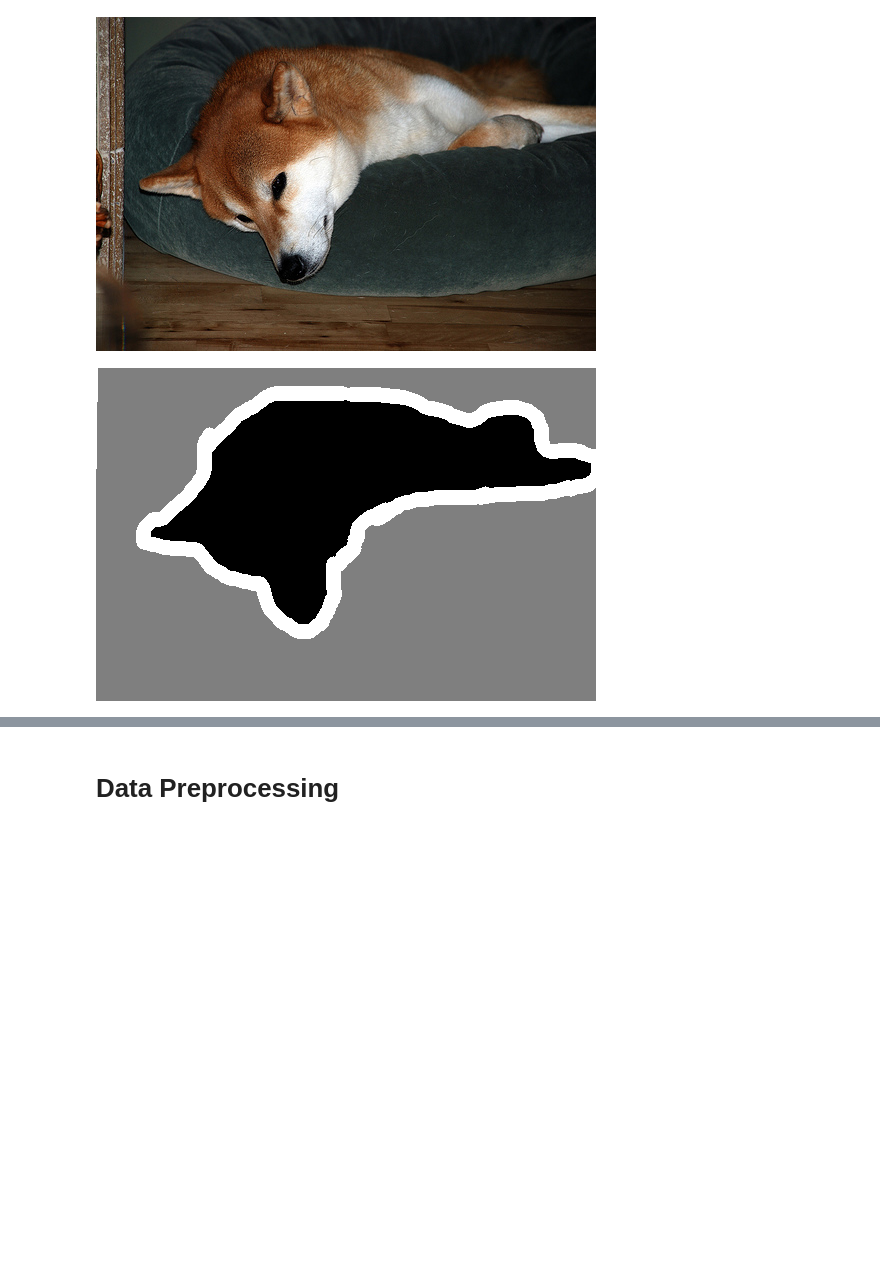
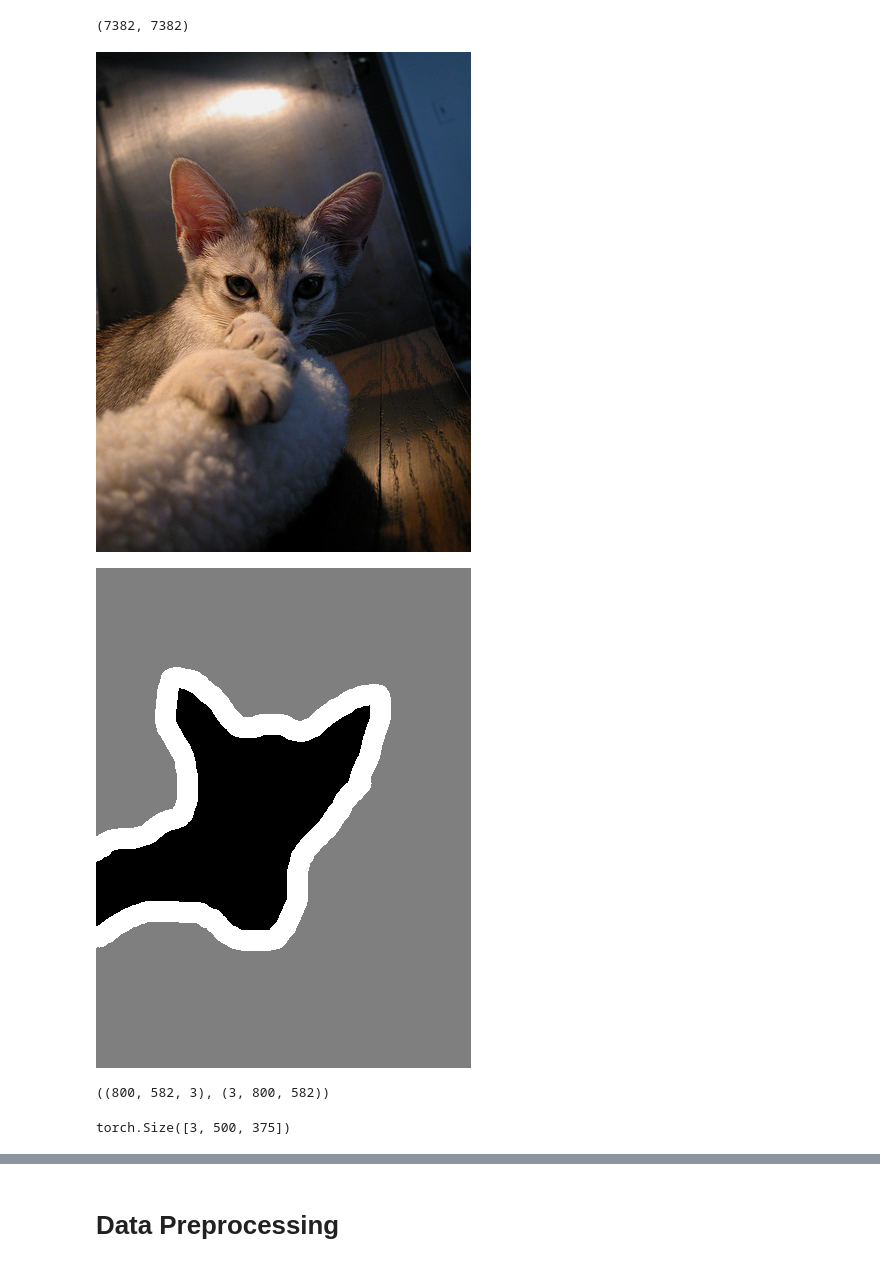
Before and after one commit to woosook0127/SelfParking, a Jupyter notebook: Segmentation/Unet_pytorch.ipynb, the cells around one changed output, grey strips where cells are left out. Drawn from its saved outputs; the diff is of its cells as text; code cells hidden in the pictures; blank space fills up the shorter version.

```diff
--- a/Segmentation/Unet_pytorch.ipynb
+++ b/Segmentation/Unet_pytorch.ipynb
@@ -7,24 +7,36 @@ img_size = (160, 160)
 num_classes = 3
 batch_size = 32
 
-input_img_paths = sorted([os.path.join(input_dir, fname)
+input_list = sorted([os.path.join(input_dir, fname)
                           for fname in os.listdir(input_dir)
                              if fname.endswith('.jpg')])
-target_img_paths = sorted([os.path.join(target_dir, fname)
+target_list = sorted([os.path.join(target_dir, fname)
                           for fname in os.listdir(target_dir)
                              if fname.endswith('.png') and not fname.startswith('.')])
+# %%
+len(input_list), len(target_list)
+# %% [output]
+(7382, 7382)
 # %%
-from IPython.display import Image, display
-import PIL
 from PIL import ImageOps
-import PIL.Image as pilimg
+from PIL import Image
 
-imgno = 22
+imgno = 1
 
-display(Image(filename=input_img_paths[imgno]))
-img = PIL.ImageOps.autocontrast(pilimg.open(target_img_paths[imgno]))
-
-display(img)
+img = Image.open(input_list[imgno])
+tgt = ImageOps.autocontrast(Image.open(target_list[imgno]))
+display(img, tgt)
 # %% [output]
-[figure, old version]
+[figure, new version]
-[figure, old version]
+[figure, new version]
+# %%
+import cv2
+imgno = 20
+
+img = cv2.imread(input_list[1041], cv2.IMREAD_COLOR)
+# cv2.imshow('original', img)
+# cv2.waitKey(0)
+# cv2.destroyAllWindows()
+img.shape, img.transpose((2,0,1)).shape #H W C --> C H W
+# %% [output]
+((800, 582, 3), (3, 800, 582))
@@ -30,0 +53,5 @@ display(img)
+# %%
+image = io.read_image(input_list[1])
+image.shape
+# %% [output]
+torch.Size([3, 500, 375])
```
Also changed, not shown: parts of 32 cells of this notebook, 2 other files.
